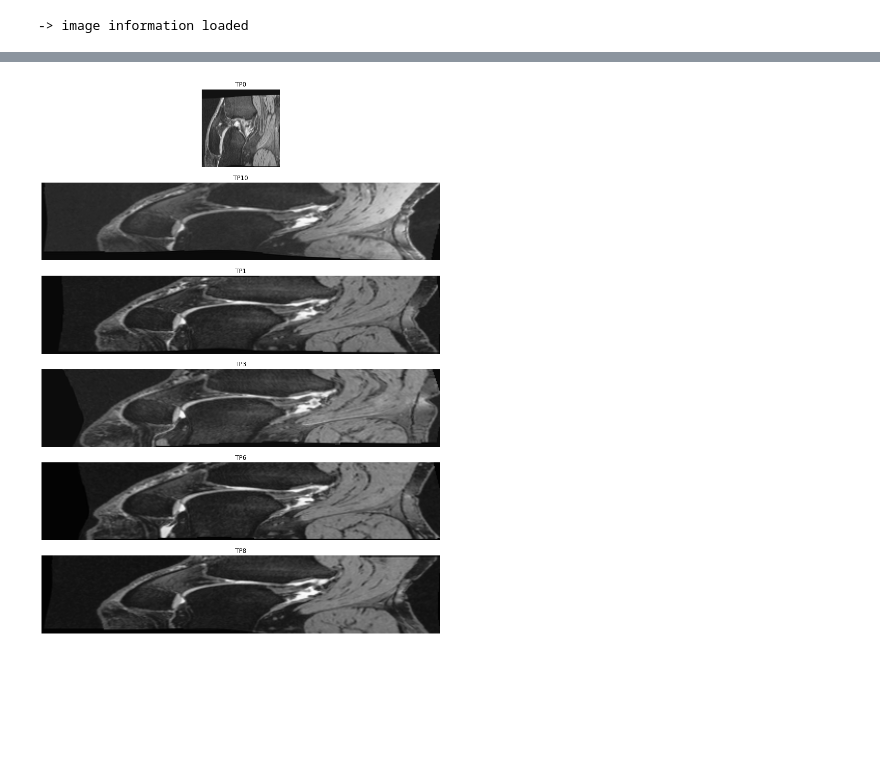
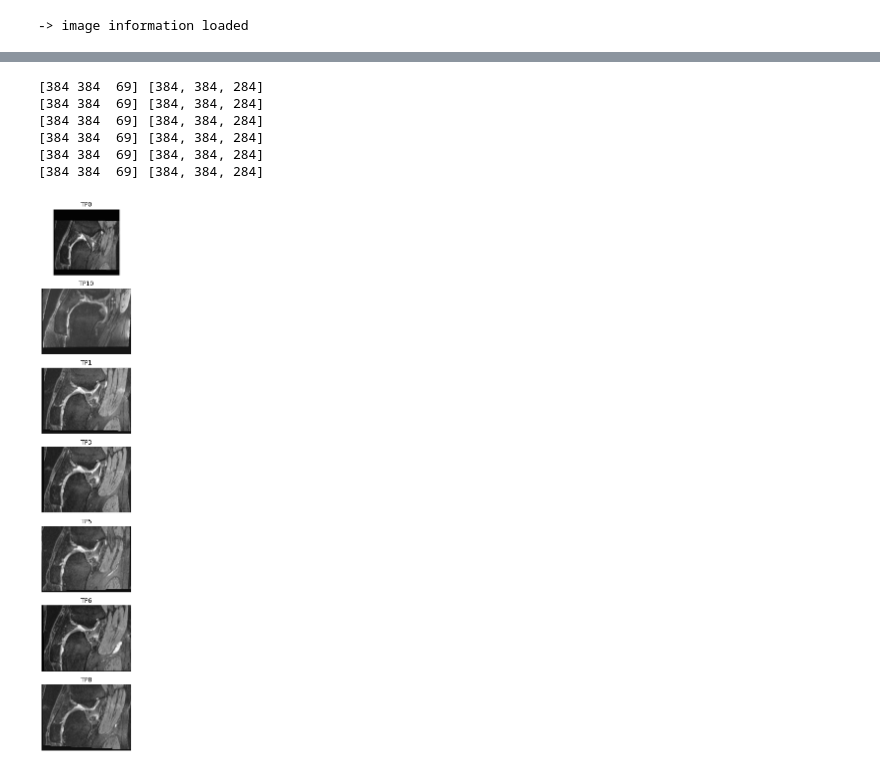
Before and after one commit to Liang-ZX/OAI-registration, a Jupyter notebook: pykneer-yg/pykneer/notebooks/main.ipynb, the cells around one changed output, grey strips where cells are left out. Saved outputs shown, nothing was run; the diff lists cells and outputs as text; code cells hidden in the pictures; blank space fills up the shorter version.

```diff
--- a/pykneer-yg/pykneer/notebooks/main.ipynb
+++ b/pykneer-yg/pykneer/notebooks/main.ipynb
@@ -220,6 +320,7 @@ def show_sagittal_images(image, length, index, tp_str):
 def show_registered_images(find_str):
     path = 'C:\\Zhixuan\\OAI-registration\\pyKNEEr-yg\\registered\\'
     file_path_list = []
+    reference = sitk.ReadImage(path+find_str+"_TP0_prep\\f_rigid.mha")
     for file in os.listdir(path):
         if find_str in file:
             file_path_list.append(file)
@@ -227,7 +328,7 @@ def show_registered_images(find_str):
     # Create a figure with two subplots and the specified size.
     plt.subplots(len(file_path_list), 1,figsize=(25,20))
     for tmp_path in file_path_list:
-        result_file_name              = path + tmp_path + '\\f_spline.mha'
+        result_file_name              = path + tmp_path + '\\f_rigid.mha'
 #         mask_file_name                = image_data["segmented_folder"] + image_data[anatomy + "mask"]
 
         # read the images
@@ -240,8 +341,12 @@ def show_registered_images(find_str):
         pos1 = tmp_path.find('TP', 0)
         pos2 = tmp_path.find('_', pos1)
         tp = tmp_path[pos1:pos2]
+        if tp != 'TP0':
+            result = resample_image(result)
+
+
         show_sagittal_images(result, len(file_path_list), i, tp)
         i = i + 1
     plt.show()
 
-show_registered_images('9941446R')
+# show_registered_images('9939718R')
@@ -250,4 +374,10 @@ show_registered_images('9941446R')
 # %%
-show_registered_images('9941446L')
+show_registered_images('9941231L')
 # %% [output]
+[384 384  69] [384, 384, 284]
+[384 384  69] [384, 384, 284]
+[384 384  69] [384, 384, 284]
+[384 384  69] [384, 384, 284]
+[384 384  69] [384, 384, 284]
+[384 384  69] [384, 384, 284]
-[figure, old version]
+[figure, new version]
```
Also changed, not shown: parts of 11 cells of this notebook, 2 other files.
